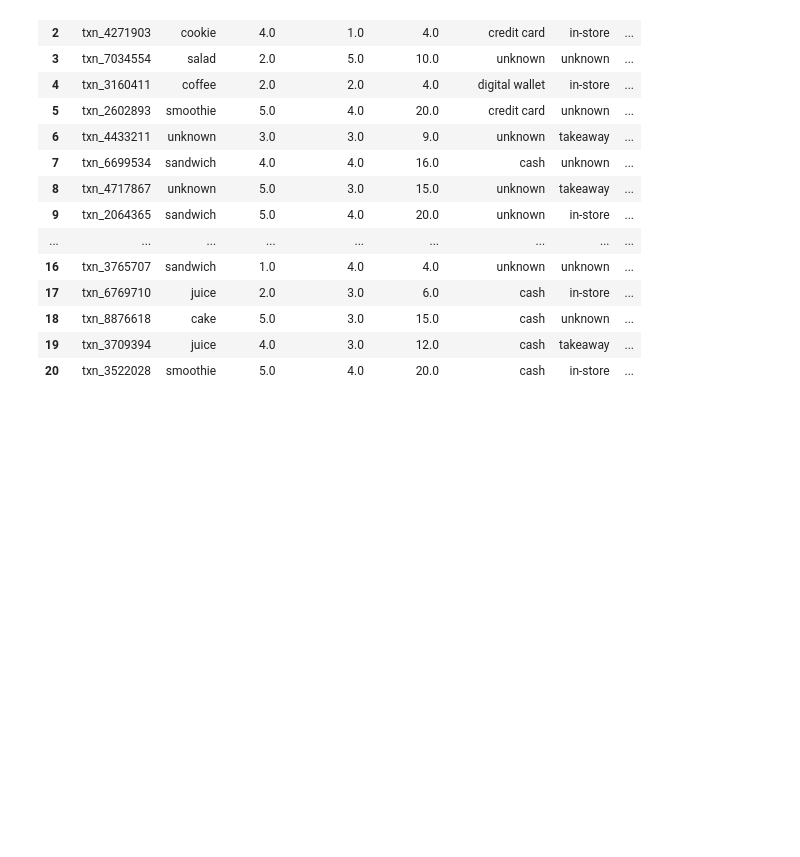
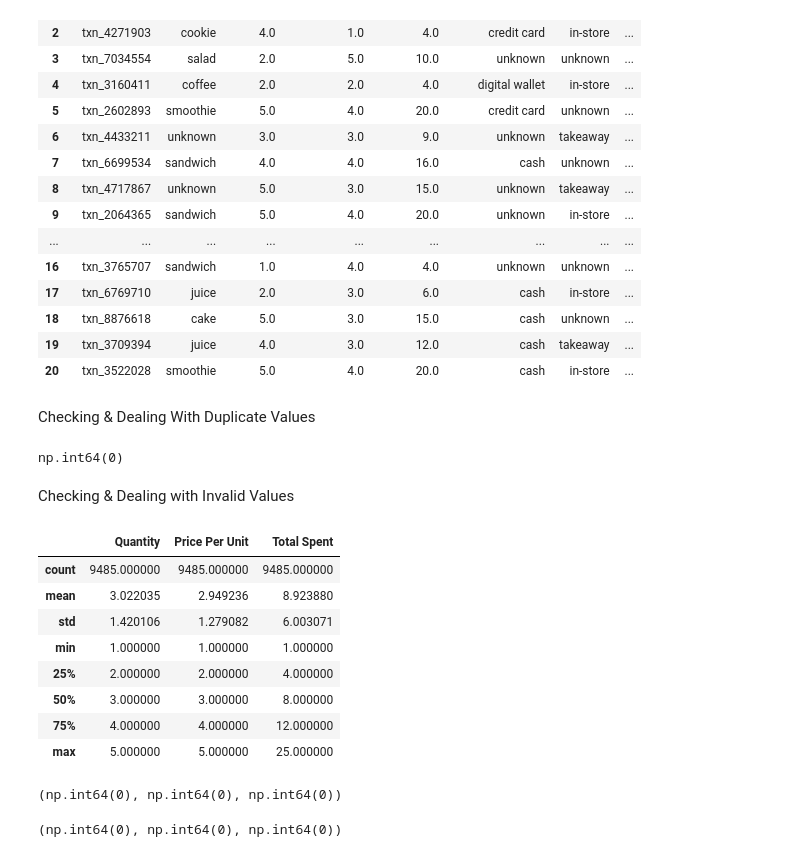
Before and after one commit to Xain1501/CleanCafeData, a Jupyter notebook: CleaningCafeData.ipynb, the cells around one changed output. Drawn from its saved outputs; the diff is of its cells as text; code cells hidden in the pictures; blank space fills up the shorter version.

```diff
--- a/CleaningCafeData.ipynb
+++ b/CleaningCafeData.ipynb
@@ -460,3 +460,31 @@ df.head(20)
 | 18 | txn_8876618 | cake | 5.0 | 3.0 | 15.0 | cash | unknown | ... |
 | 19 | txn_3709394 | juice | 4.0 | 3.0 | 12.0 | cash | takeaway | ... |
 | 20 | txn_3522028 | smoothie | 5.0 | 4.0 | 20.0 | cash | in-store | ... |
+# %% [markdown]
+Checking & Dealing With Duplicate Values
+# %%
+df["Transaction ID"].duplicated().sum()
+# %% [output]
+np.int64(0)
+# %% [markdown]
+Checking & Dealing with Invalid Values
+# %%
+df[["Quantity", "Price Per Unit", "Total Spent"]].describe()
+# %% [output]
+|  | Quantity | Price Per Unit | Total Spent |
+| count | 9485.000000 | 9485.000000 | 9485.000000 |
+| mean | 3.022035 | 2.949236 | 8.923880 |
+| std | 1.420106 | 1.279082 | 6.003071 |
+| min | 1.000000 | 1.000000 | 1.000000 |
+| 25% | 2.000000 | 2.000000 | 4.000000 |
+| 50% | 3.000000 | 3.000000 | 8.000000 |
+| 75% | 4.000000 | 4.000000 | 12.000000 |
+| max | 5.000000 | 5.000000 | 25.000000 |
+# %%
+(df["Quantity"] < 0).sum(), (df["Price Per Unit"] < 0).sum(), (df["Total Spent"] < 0).sum()
+# %% [output]
+(np.int64(0), np.int64(0), np.int64(0))
+# %%
+(df["Quantity"] == 0).sum(), (df["Price Per Unit"] == 0).sum(), (df["Total Spent"] == 0).sum()
+# %% [output]
+(np.int64(0), np.int64(0), np.int64(0))
```
Also changed, not shown: parts of 9 cells of this notebook.
